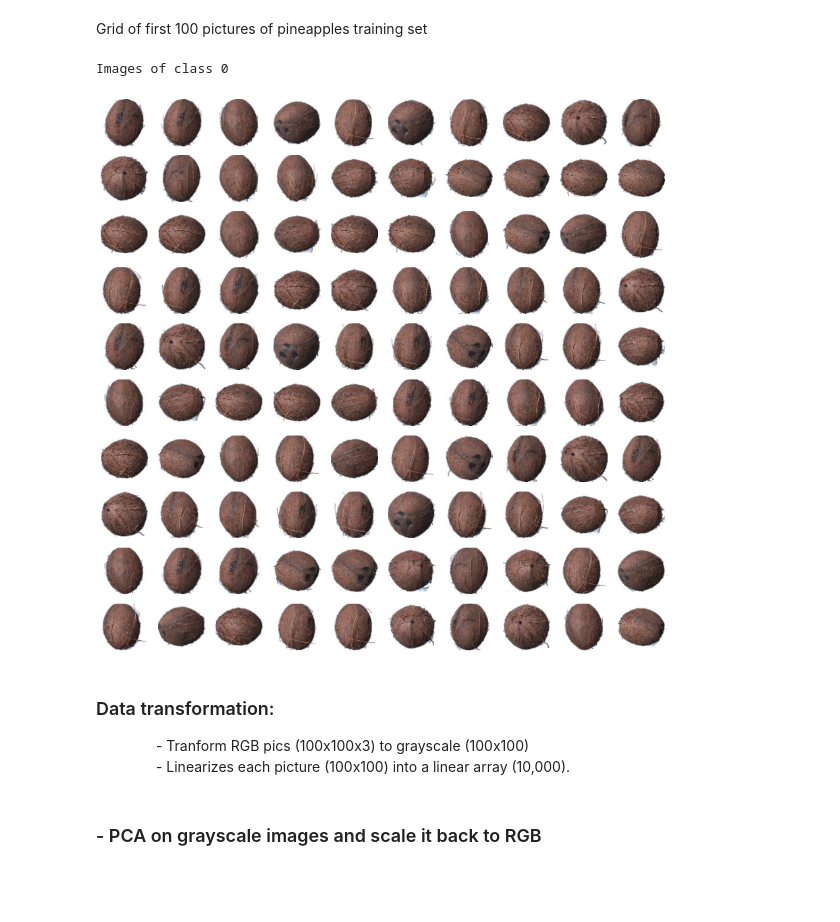
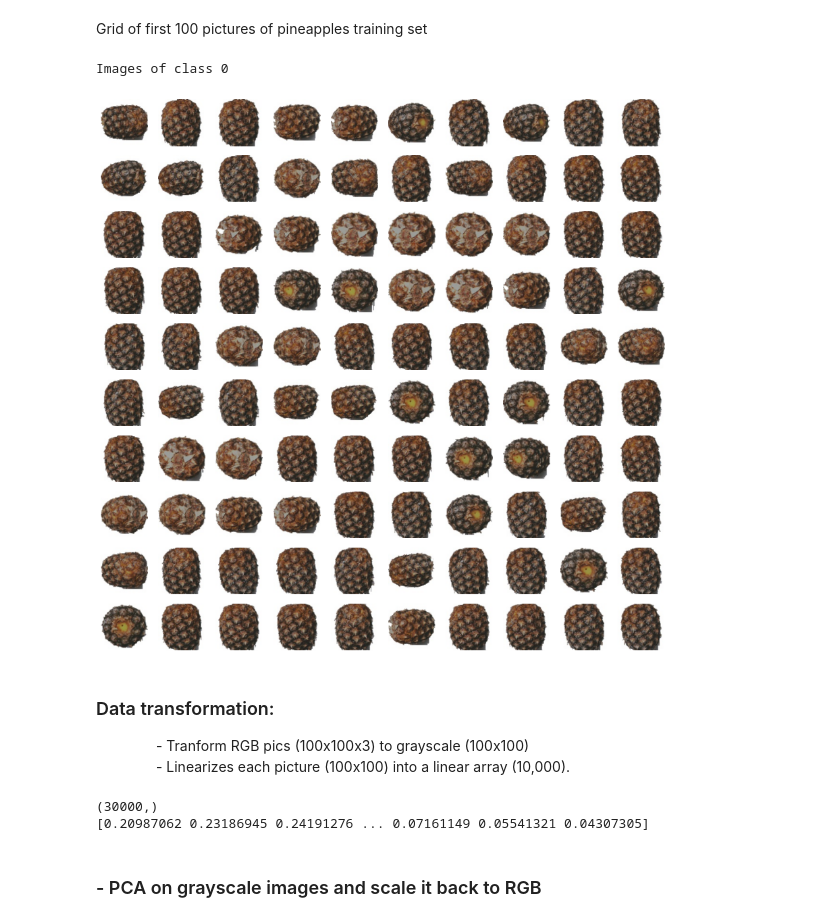
Before and after one commit to youssefg7/Fruit-Classifier, a Jupyter notebook: Project grayscale.ipynb, the cells around one changed output. Drawn from its saved outputs; the diff is of its cells as text; code cells hidden in the pictures; blank space fills up the shorter version.

```diff
--- a/Project grayscale.ipynb
+++ b/Project grayscale.ipynb
@@ -44,8 +44,9 @@ def getFruits(fruits, set):
 # %% [markdown]
 Getting fruits training and test sets
 # %%
-training_images, training_labels = getFruits(['Pineapple' , 'Cocos'],"Training")
-test_images, test_labels = getFruits(['Pineapple' , 'Cocos'],"Test")
+fruits = ['Pineapple' , 'Cocos']
+training_images, training_labels = getFruits(fruits,"Training")
+test_images, test_labels = getFruits(fruits,"Test")
 print(np.shape(training_images[0]))
 # %% [output]
 There are  490 Training images of  PINEAPPLE
@@ -74,10 +75,10 @@ def plot_image_grid(images, nb_rows, nb_cols, figsize=(15, 15)):
 Grid of first 100 pictures of pineapples training set
 # %%
 print("Images of class", training_labels[69])
-plot_image_grid(training_images[500:600],10,10)
+plot_image_grid(training_images[0:100],10,10)
 # %% [output]
 Images of class 0
-[figure, old version]
+[figure, new version]
 # %% [markdown]
 ### Data transformation:
 &emsp;&emsp;&emsp;&emsp; - Tranform RGB pics (100x100x3) to grayscale (100x100) <br>
@@ -86,6 +87,11 @@ Images of class 0
 scaler = StandardScaler()
 X_train = scaler.fit_transform([i.flatten() for i in training_images])
 X_test = scaler.fit_transform([i.flatten() for i in test_images])
+print(np.shape(X_train[0]))
+print(X_train[0])
+# %% [output]
+(30000,)
+[0.20987062 0.23186945 0.24191276 ... 0.07161149 0.05541321 0.04307305]
 # %% [markdown]
 ### - PCA on grayscale images and scale it back to RGB
 # %%
```
Also changed, not shown: parts of 14 cells of this notebook.
